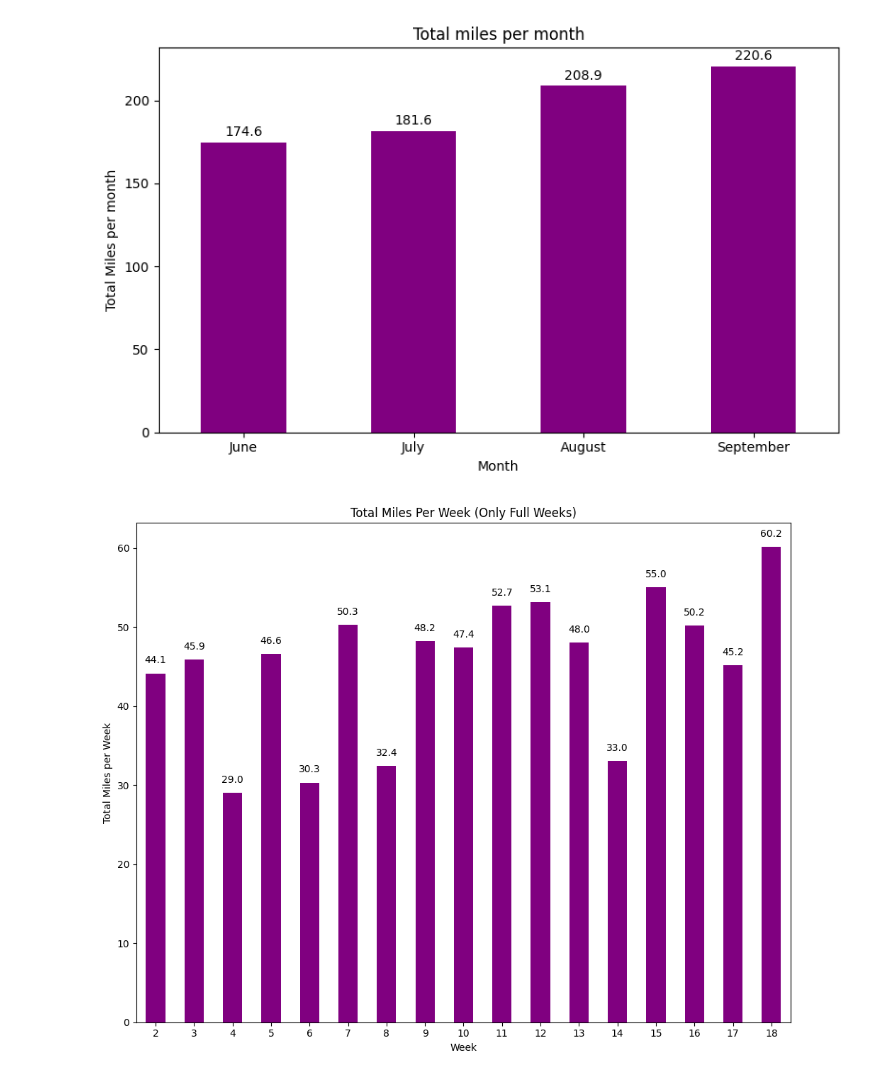
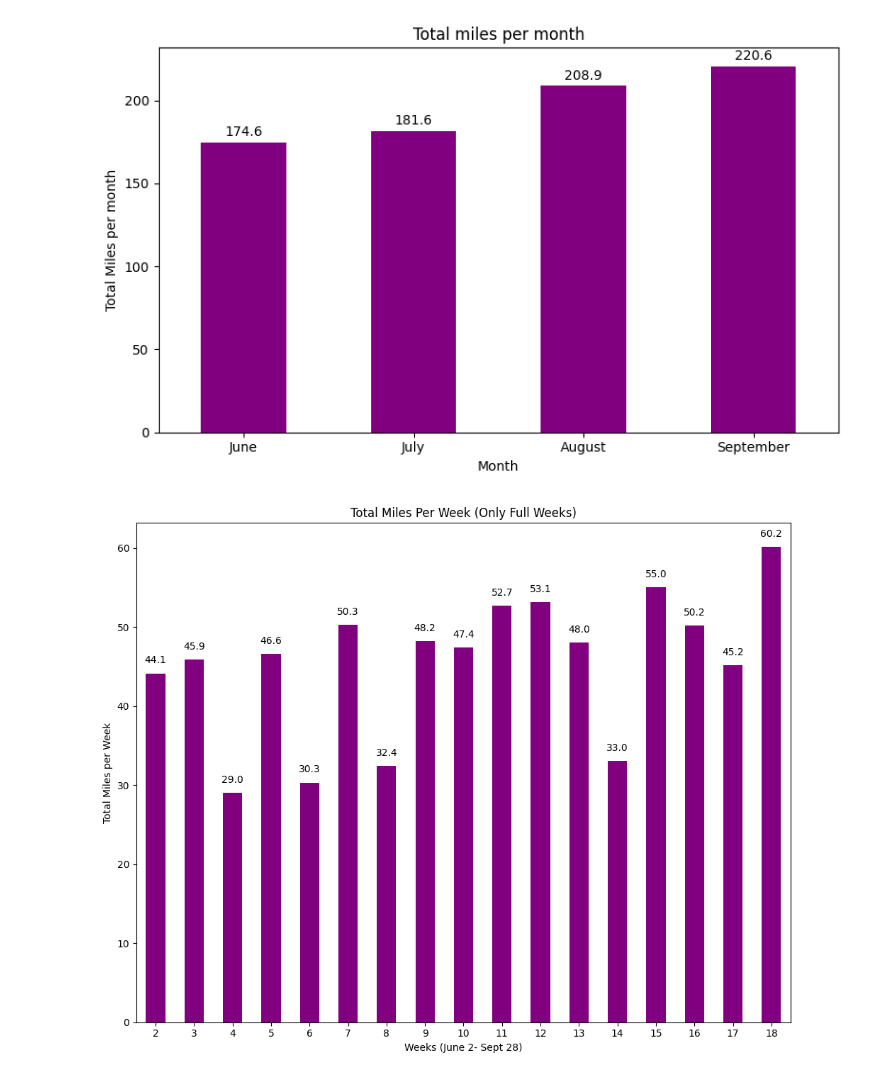
Before and after one commit to JakeBowen2005/Working_With_Garmin_Data, a Jupyter notebook: larger_dataset_visuals.ipynb, the cells around one changed output. Cells and saved outputs as stored; diff of their text form; code cells hidden in the pictures.

Commit message:
Finished the weekly miles chart

```diff
--- a/larger_dataset_visuals.ipynb
+++ b/larger_dataset_visuals.ipynb
@@ -133,29 +133,29 @@ plt.show()
 # %%
 #Average Miles per Week by month
 
 #Only full weeks included
 miles_per_week = data.groupby("Week")["Distance"].sum()
 miles_per_week = miles_per_week[miles_per_week > 20]
 
 #Chart
 plt.figure(figsize=(10,8))
 miles_per_week.plot(kind="bar", color="purple")
 plt.title("Total Miles Per Week (Only Full Weeks)")
-plt.xlabel("Week")
+plt.xlabel("Weeks (June 2- Sept 28)")
 plt.ylabel("Total Miles per Week")
 plt.xticks(rotation=0)
 
 for i, value in enumerate(miles_per_week):
     plt.text(
         x=i,
         y=value + 1,
         s=f"{value:.1f}",
         fontsize=10,
         color="black",
         ha="center",
         va="bottom",
     )
 
 plt.tight_layout()
 # %% [output]
-[figure, old version]
+[figure, new version]
```
Also changed, not shown: parts of 1 cell of this notebook.
